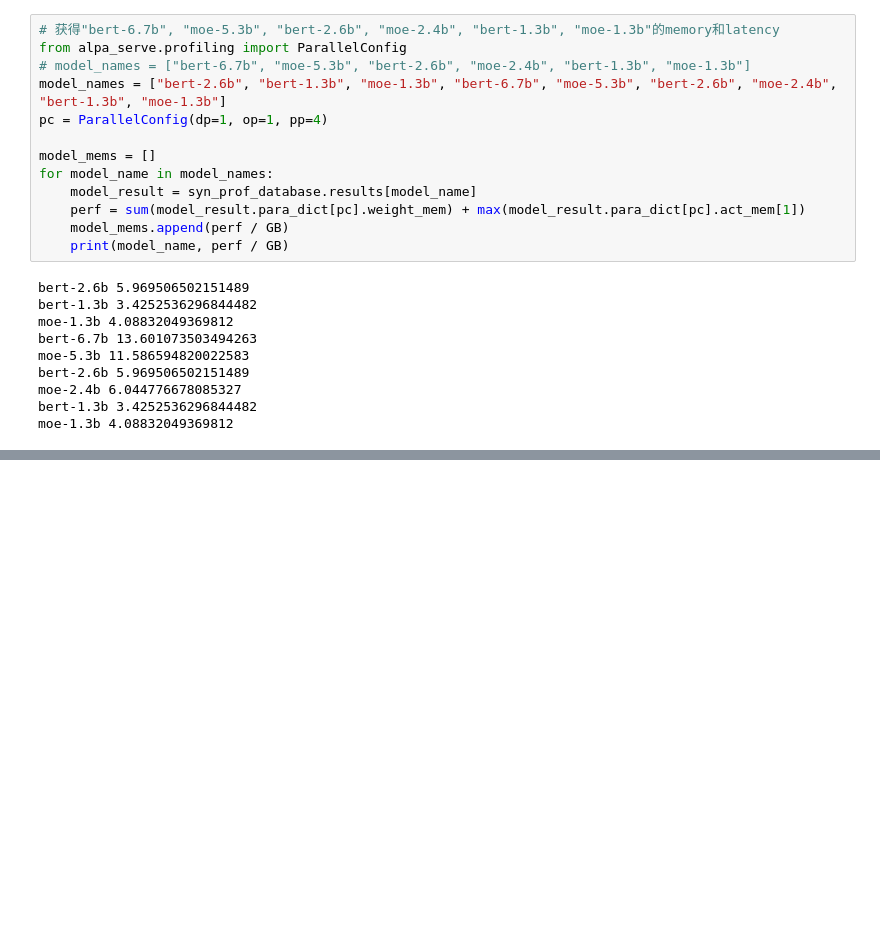
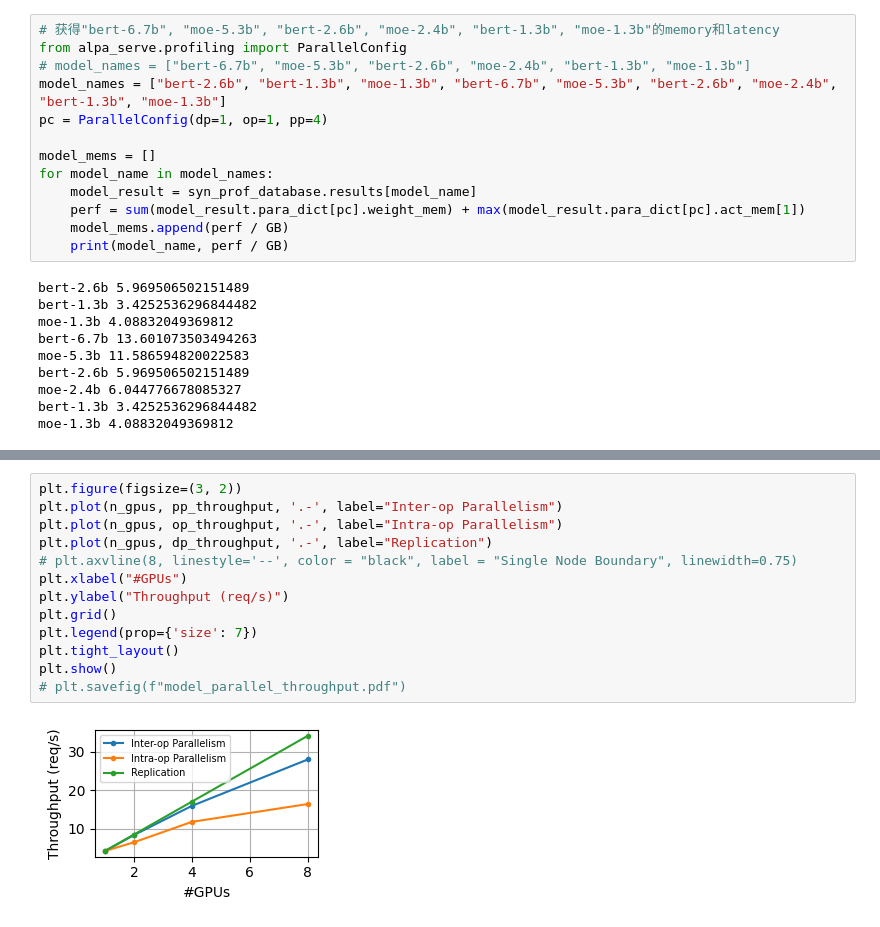
Before and after one commit to KevinCheung2259/mms, a Jupyter notebook: make_data/make_profiling.ipynb, the cells around one changed output, grey strips where cells are left out. Drawn from its saved outputs; the diff is of its cells as text; blank space fills up the shorter version.

```diff
--- a/make_data/make_profiling.ipynb
+++ b/make_data/make_profiling.ipynb
@@ -198,0 +259,15 @@ array([[[0., 0., 0.],
+# %%
+plt.figure(figsize=(3, 2))
+plt.plot(n_gpus, pp_throughput, '.-', label="Inter-op Parallelism")
+plt.plot(n_gpus, op_throughput, '.-', label="Intra-op Parallelism")
+plt.plot(n_gpus, dp_throughput, '.-', label="Replication")
+# plt.axvline(8, linestyle='--', color = "black", label = "Single Node Boundary", linewidth=0.75)
+plt.xlabel("#GPUs")
+plt.ylabel("Throughput (req/s)")
+plt.grid()
+plt.legend(prop={'size': 7})
+plt.tight_layout()
+plt.show()
+# plt.savefig(f"model_parallel_throughput.pdf")
+# %% [output]
+[figure, added]
```
Also changed, not shown: parts of 15 cells of this notebook, 32 other files.
